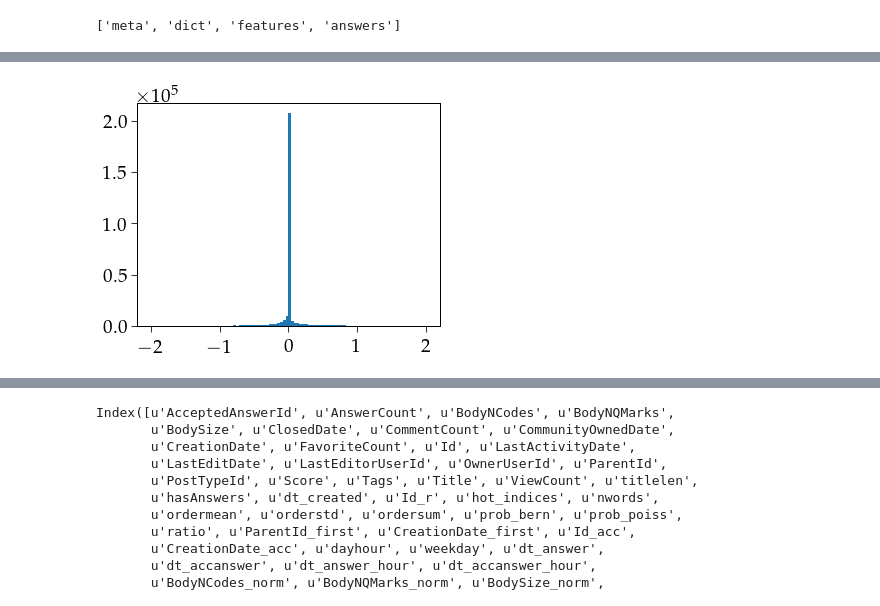
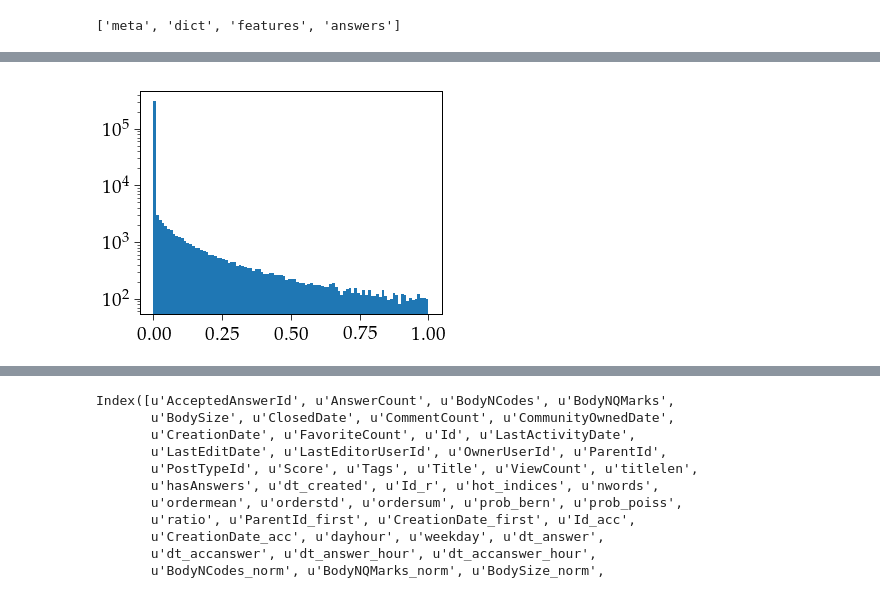
Before and after one commit to AkagiShigeru/incubator-overflow, a Jupyter notebook: stackoverflow-answer.ipynb, the cells around one changed output, grey strips where cells are left out. Cells and saved outputs as stored; diff of their text form; code cells hidden in the pictures.

```diff
--- a/stackoverflow-answer.ipynb
+++ b/stackoverflow-answer.ipynb
@@ -105,8 +106,8 @@ plt.savefig("./plots/dthist_log_first_accepted.pdf")
 # %%
-plt.hist(qs.dt_accanswer_hour - qs.dt_answer_hour, range=[-2, 2], bins=100);
+plt.hist(qs.dt_accanswer_hour - qs.dt_answer_hour, range=[0, 1], bins=100, log=True);
 # plt.semilogy(nonposy="clip")
 # %% [output]
-[figure, old version]
+[figure, new version]
 # %%
 print np.sum(~qs.dt_answer.isnull())
 print np.sum(~qs.dt_accanswer.isnull())
```
Also changed, not shown: parts of 19 cells of this notebook, 1 other file.
